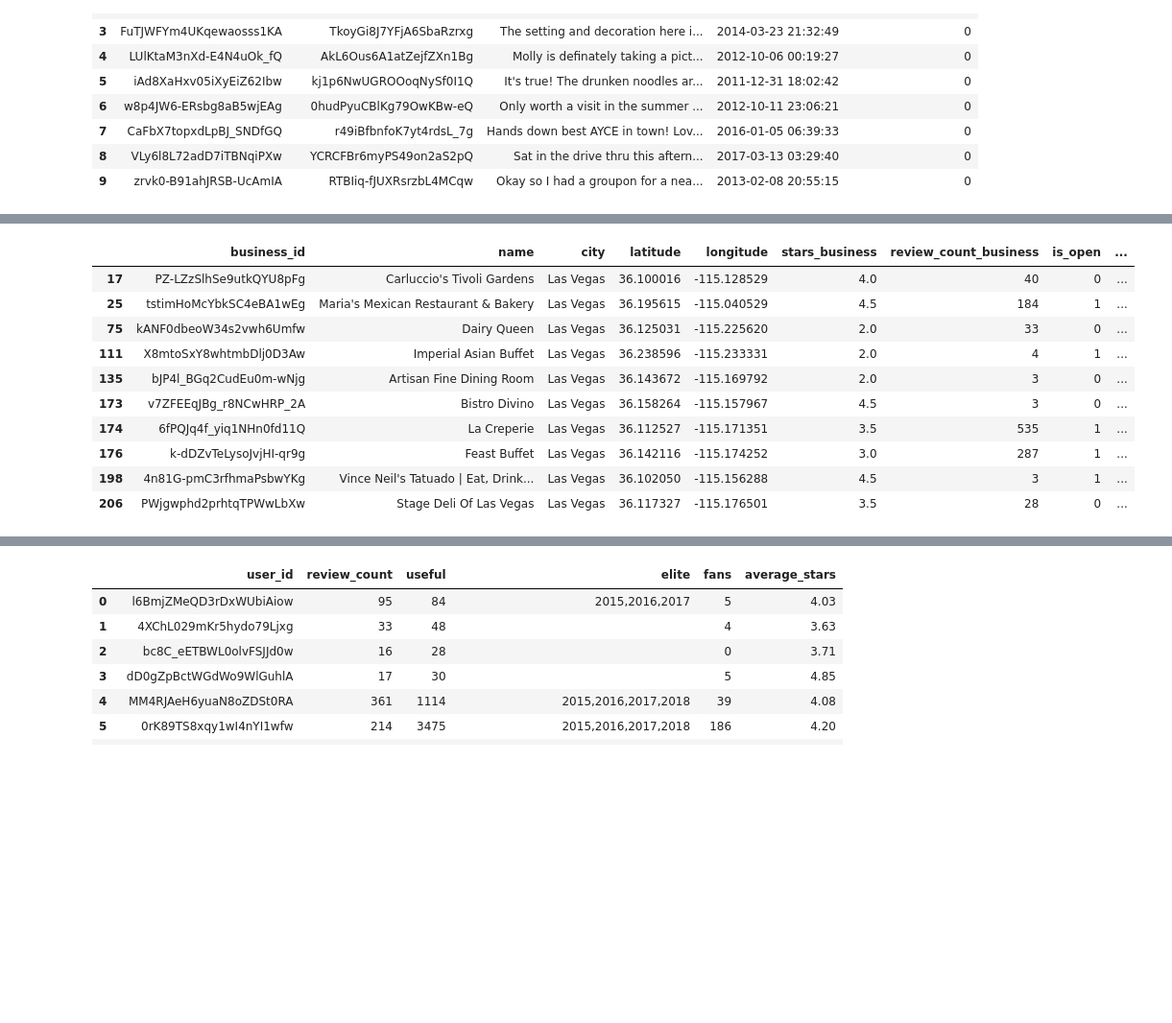
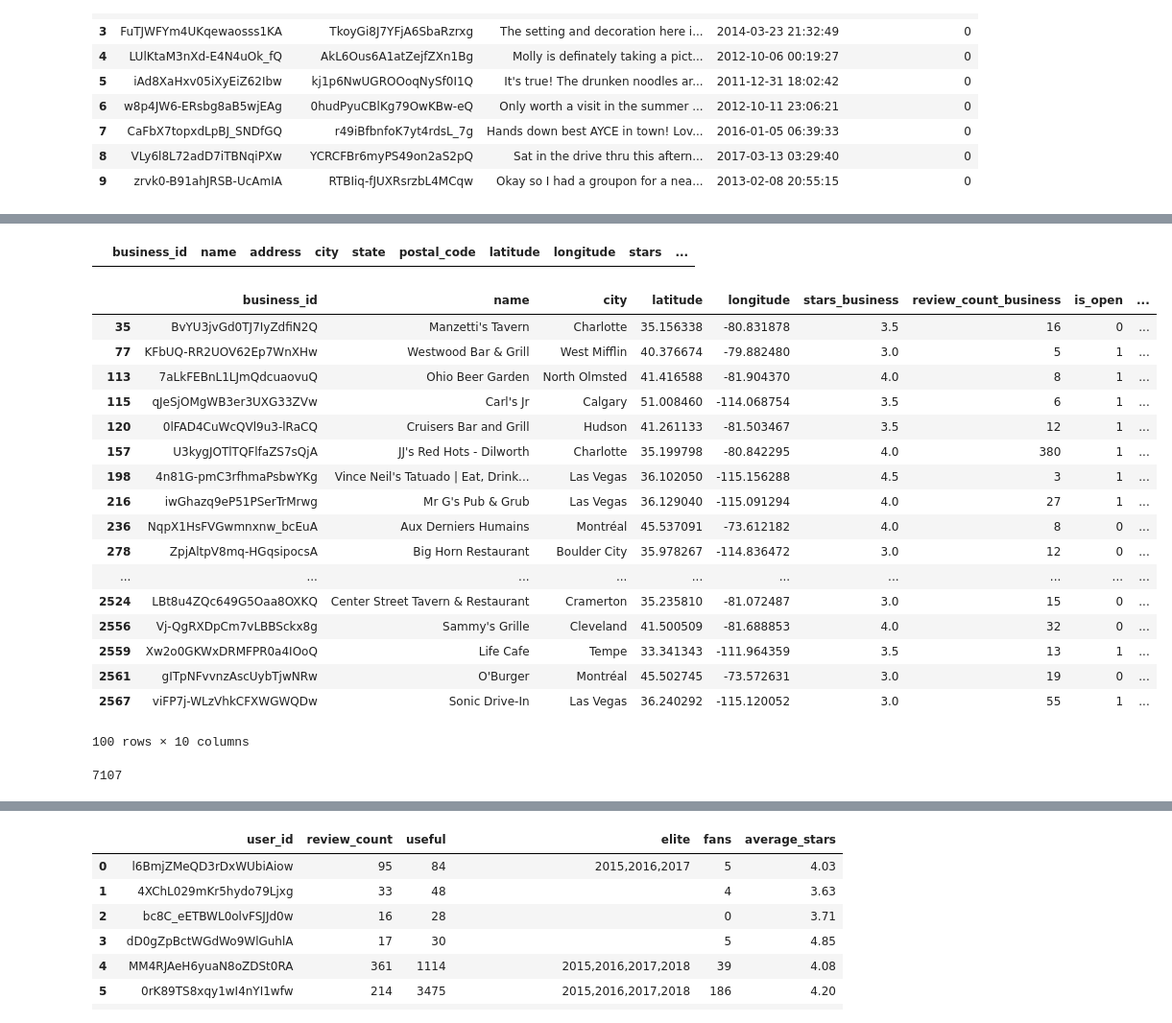
Before and after one commit to clarefrost/628-module-3, a Jupyter notebook: 628 module 3.ipynb, the cells around one changed output, grey strips where cells are left out. Shown at 96% size. Drawn from its saved outputs; the diff is of its cells as text; code cells hidden in the pictures; blank space fills up the shorter version.

```diff
--- a/628 module 3.ipynb
+++ b/628 module 3.ipynb
@@ -103,19 +88,36 @@ business_Las.head(10)
+# %%
+business_Bur=business.loc[(business['categories'].str.contains("American \(Traditional\) \& Restaurant",na=False))]
+#(business["city"]=="Las Vegas")&
+business_Bur.head(10)
+# %% [output]
+|  | business_id | name | address | city | state | postal_code | latitude | longitude | stars | ... |
 # %%
-business_keep=business_Las.drop(['state','postal_code','hours','address'], axis=1)
+business_keep=business_Bur.drop(['state','postal_code','hours','address'], axis=1)
 business_keep.rename(columns={'review_count':'review_count_business','stars':'stars_business'},inplace=True)
-business_keep.head(10)
+business_keep.head(100)
 # %% [output]
 |  | business_id | name | city | latitude | longitude | stars_business | review_count_business | is_open | ... |
-| 17 | PZ-LZzSlhSe9utkQYU8pFg | Carluccio's Tivoli Gardens | Las Vegas | 36.100016 | -115.128529 | 4.0 | 40 | 0 | ... |
-| 25 | tstimHoMcYbkSC4eBA1wEg | Maria's Mexican Restaurant & Bakery | Las Vegas | 36.195615 | -115.040529 | 4.5 | 184 | 1 | ... |
-| 75 | kANF0dbeoW34s2vwh6Umfw | Dairy Queen | Las Vegas | 36.125031 | -115.225620 | 2.0 | 33 | 0 | ... |
-| 111 | X8mtoSxY8whtmbDlj0D3Aw | Imperial Asian Buffet | Las Vegas | 36.238596 | -115.233331 | 2.0 | 4 | 1 | ... |
-| 135 | bJP4l_BGq2CudEu0m-wNjg | Artisan Fine Dining Room | Las Vegas | 36.143672 | -115.169792 | 2.0 | 3 | 0 | ... |
-| 173 | v7ZFEEqJBg_r8NCwHRP_2A | Bistro Divino | Las Vegas | 36.158264 | -115.157967 | 4.5 | 3 | 0 | ... |
-| 174 | 6fPQJq4f_yiq1NHn0fd11Q | La Creperie | Las Vegas | 36.112527 | -115.171351 | 3.5 | 535 | 1 | ... |
-| 176 | k-dDZvTeLysoJvjHI-qr9g | Feast Buffet | Las Vegas | 36.142116 | -115.174252 | 3.0 | 287 | 1 | ... |
+| 35 | BvYU3jvGd0TJ7IyZdfiN2Q | Manzetti's Tavern | Charlotte | 35.156338 | -80.831878 | 3.5 | 16 | 0 | ... |
+| 77 | KFbUQ-RR2UOV62Ep7WnXHw | Westwood Bar & Grill | West Mifflin | 40.376674 | -79.882480 | 3.0 | 5 | 1 | ... |
+| 113 | 7aLkFEBnL1LJmQdcuaovuQ | Ohio Beer Garden | North Olmsted | 41.416588 | -81.904370 | 4.0 | 8 | 1 | ... |
+| 115 | qJeSjOMgWB3er3UXG33ZVw | Carl's Jr | Calgary | 51.008460 | -114.068754 | 3.5 | 6 | 1 | ... |
+| 120 | 0lFAD4CuWcQVl9u3-lRaCQ | Cruisers Bar and Grill | Hudson | 41.261133 | -81.503467 | 3.5 | 12 | 1 | ... |
+| 157 | U3kygJOTlTQFlfaZS7sQjA | JJ's Red Hots - Dilworth | Charlotte | 35.199798 | -80.842295 | 4.0 | 380 | 1 | ... |
 | 198 | 4n81G-pmC3rfhmaPsbwYKg | Vince Neil's Tatuado | Eat, Drink... | Las Vegas | 36.102050 | -115.156288 | 4.5 | 3 | 1 | ... |
-| 206 | PWjgwphd2prhtqTPWwLbXw | Stage Deli Of Las Vegas | Las Vegas | 36.117327 | -115.176501 | 3.5 | 28 | 0 | ... |
+| 216 | iwGhazq9eP51PSerTrMrwg | Mr G's Pub & Grub | Las Vegas | 36.129040 | -115.091294 | 4.0 | 27 | 1 | ... |
+| 236 | NqpX1HsFVGwmnxnw_bcEuA | Aux Derniers Humains | Montréal | 45.537091 | -73.612182 | 4.0 | 8 | 0 | ... |
+| 278 | ZpjAltpV8mq-HGqsipocsA | Big Horn Restaurant | Boulder City | 35.978267 | -114.836472 | 3.0 | 12 | 0 | ... |
+| ... | ... | ... | ... | ... | ... | ... | ... | ... | ... |
+| 2524 | LBt8u4ZQc649G5Oaa8OXKQ | Center Street Tavern & Restaurant | Cramerton | 35.235810 | -81.072487 | 3.0 | 15 | 0 | ... |
+| 2556 | Vj-QgRXDpCm7vLBBSckx8g | Sammy's Grille | Cleveland | 41.500509 | -81.688853 | 4.0 | 32 | 0 | ... |
+| 2559 | Xw2o0GKWxDRMFPR0a4IOoQ | Life Cafe | Tempe | 33.341343 | -111.964359 | 3.5 | 13 | 1 | ... |
+| 2561 | gITpNFvvnzAscUybTjwNRw | O'Burger | Montréal | 45.502745 | -73.572631 | 3.0 | 19 | 0 | ... |
+| 2567 | viFP7j-WLzVhkCFXWGWQDw | Sonic Drive-In | Las Vegas | 36.240292 | -115.120052 | 3.0 | 55 | 1 | ... |
+100 rows × 10 columns
+# %%
+len(business_keep)
+# %% [output]
+7107
 # %%
 reviews_keep=reviews.drop(["funny","cool"], axis=1)
 reviews_keep.rename(columns={'stars':'stars_review','text':'review_text','date':'date_review'},inplace=True)
```
Also changed, not shown: parts of 6 cells of this notebook.
